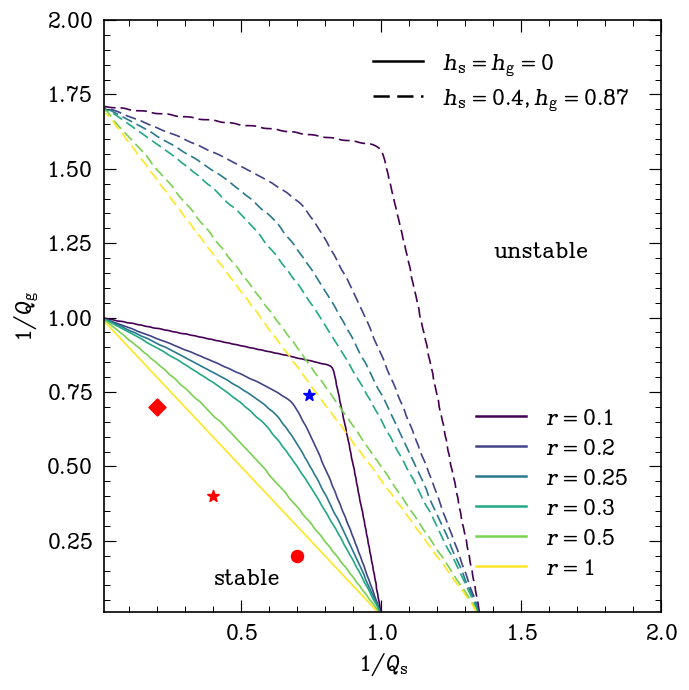
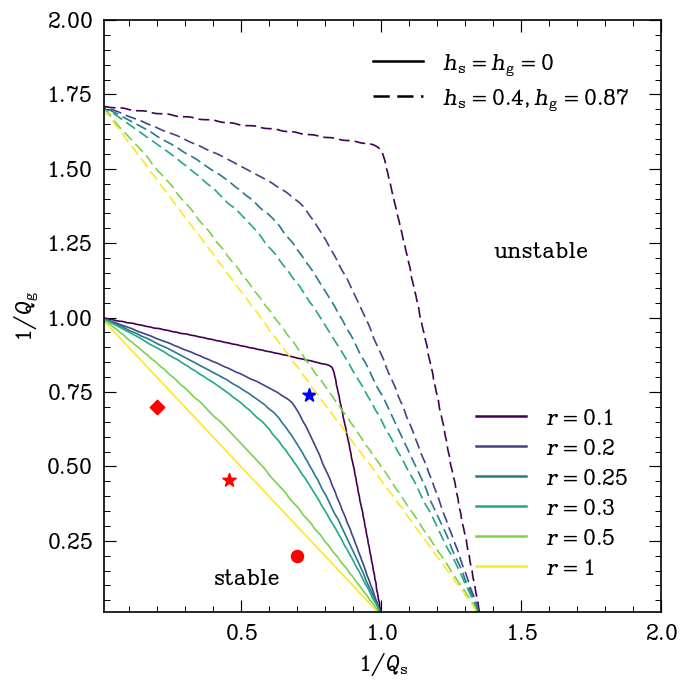
The notebook cell's code change between the first figure and the second:
--- before
+++ after
@@ -1,2 +1,12 @@
+import sys
+sys.path.insert(0, '../src')
+from paper_case_points import (
+    POINTS_THIN_DISKS as points_thin_disks,
+    POINTS_THICK_DISKS as points_thick_disks,
+    THIN_DISK_MARKERS as thin_disk_marker,
+    THICK_DISK_MARKERS as thick_disk_marker,
+    scatter_marker_size,
+)
+
 from scipy.ndimage import gaussian_filter
 from matplotlib.lines import Line2D
@@ -93,18 +103,4 @@
 # -----------------------------
 
-points_thick_disks = np.array([
-    [1.35, 1.35],
-])
-
-thick_disk_marker = ['*']
-
-points_thin_disks = np.array([
-    [1.0 / 0.2, 1.0 / 0.7],
-    [1.0 / 0.4,  1.0 / 0.4],
-    [1.0 / 0.7, 1.0 / 0.2],
-])
-
-thin_disk_marker = ['D', '*', 'o']
-
 
 # Thick disk points
@@ -112,5 +108,5 @@
     Qs, Qg = point
 
-    plt.scatter(1.0 / Qs, 1.0 / Qg, marker=marker, s=50, color='blue')
+    plt.scatter(1.0 / Qs, 1.0 / Qg, marker=marker, s=scatter_marker_size(marker), color='blue')
 
 
@@ -119,5 +115,5 @@
     Qs, Qg = point
 
-    plt.scatter(1.0 / Qs, 1.0 / Qg, marker=marker, s=50, color='red')
+    plt.scatter(1.0 / Qs, 1.0 / Qg, marker=marker, s=scatter_marker_size(marker), color='red')
 #-----------------------------
 

Commit: Update code and regenerated figures